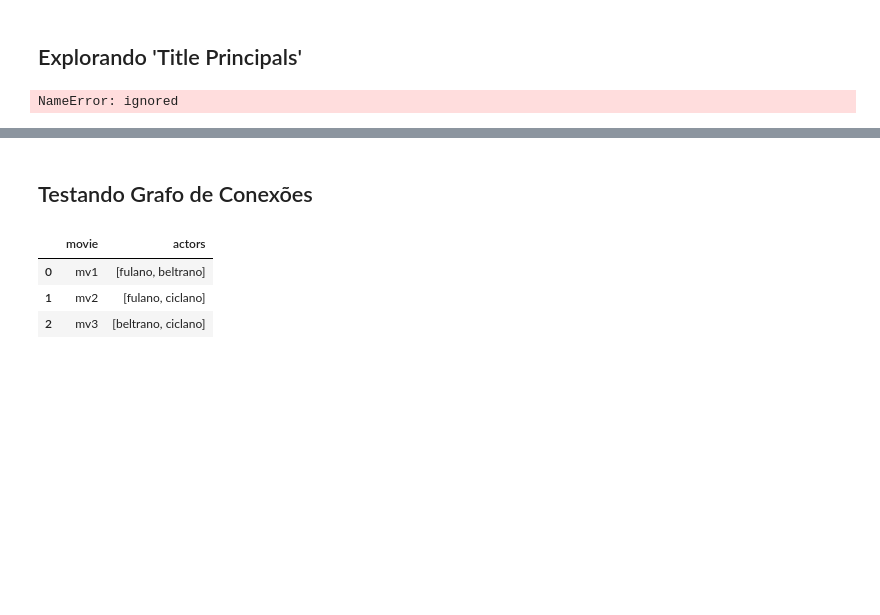
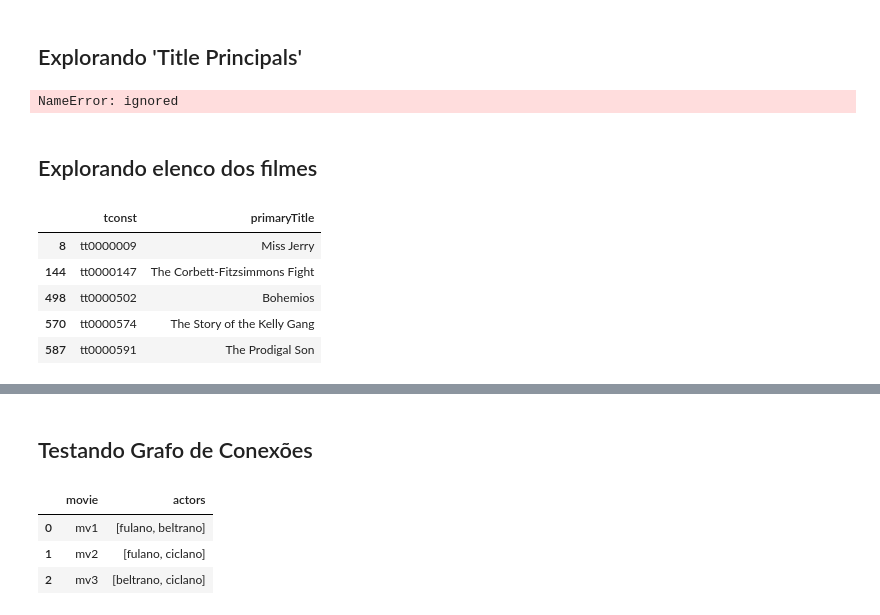
Before and after one commit to jacksonns/IMBD-Data-Visualization, a Jupyter notebook: imbd_data.ipynb, the cells around one changed output, grey strips where cells are left out. Saved outputs shown, nothing was run; the diff lists cells and outputs as text; code cells hidden in the pictures; blank space fills up the shorter version.

```diff
--- a/imbd_data.ipynb
+++ b/imbd_data.ipynb
@@ -164,3 +163,17 @@ titles = pd.read_csv('title.principals.tsv', sep='\t')
 titles.head()
 # %% [output]
 NameError: ignored
+# %% [markdown]
+## Explorando elenco dos filmes
+# %%
+movies = pd.read_csv('title.basics.tsv', sep='\t')
+movies = movies.query(" titleType == 'movie' ")
+movies = movies[['tconst', 'primaryTitle']]
+movies.head()
+# %% [output]
+|  | tconst | primaryTitle |
+| 8 | tt0000009 | Miss Jerry |
+| 144 | tt0000147 | The Corbett-Fitzsimmons Fight |
+| 498 | tt0000502 | Bohemios |
+| 570 | tt0000574 | The Story of the Kelly Gang |
+| 587 | tt0000591 | The Prodigal Son |
```
Also changed, not shown: parts of 11 cells of this notebook.
